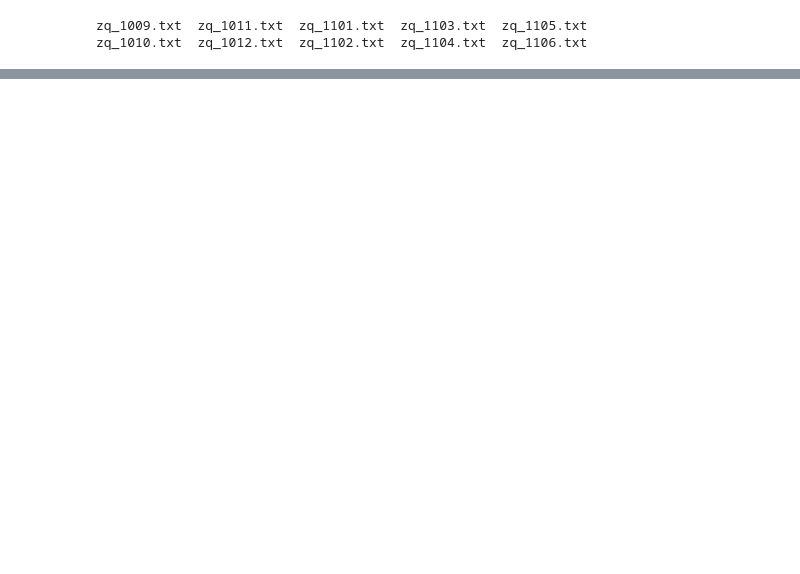
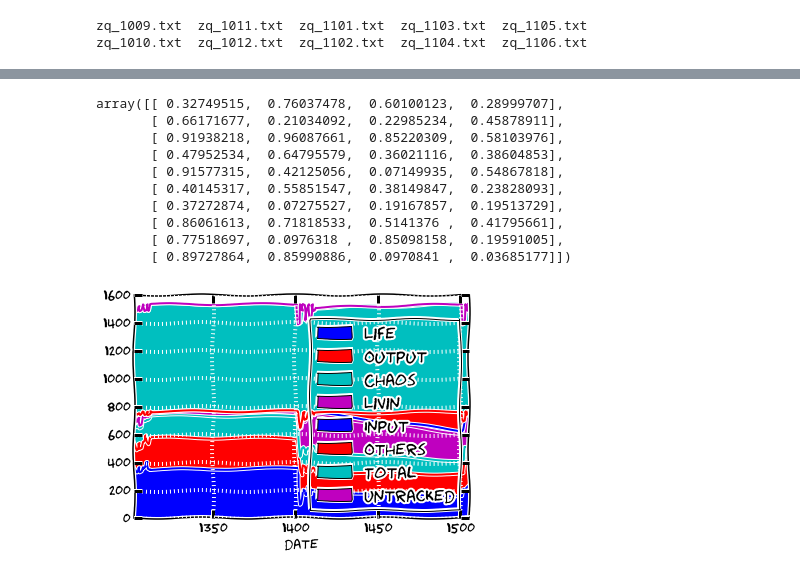
Before and after one commit to OpenBookProjects/ipynb, a Jupyter notebook: R2Py/chaos.ipynb, the cells around one changed output, grey strips where cells are left out. Cells and saved outputs as stored; diff of their text form; code cells hidden in the pictures; blank space fills up the shorter version.

```diff
--- a/R2Py/chaos.ipynb
+++ b/R2Py/chaos.ipynb
@@ -44,0 +49,16 @@ pd.read_csv('data/atl2_150106-150201.csv')
+# %%
+df_mon = df.set_index('date')
+df_mon.plot(kind='area')
+rand(10, 4)
+# %% [output]
+array([[ 0.32749515,  0.76037478,  0.60100123,  0.28999707],
+       [ 0.66171677,  0.21034092,  0.22985234,  0.45878911],
+       [ 0.91938218,  0.96087661,  0.85220309,  0.58103976],
+       [ 0.47952534,  0.64795579,  0.36021116,  0.38604853],
+       [ 0.91577315,  0.42125056,  0.07149935,  0.54867818],
+       [ 0.40145317,  0.55851547,  0.38149847,  0.23828093],
+       [ 0.37272874,  0.07275527,  0.19167857,  0.19513729],
+       [ 0.86061613,  0.71818533,  0.5141376 ,  0.41795661],
+       [ 0.77518697,  0.0976318 ,  0.85098158,  0.19591005],
+       [ 0.89727864,  0.85990886,  0.0970841 ,  0.03685177]])
+[figure, added]
```
Also changed, not shown: parts of 6 cells of this notebook, 19 other files.
